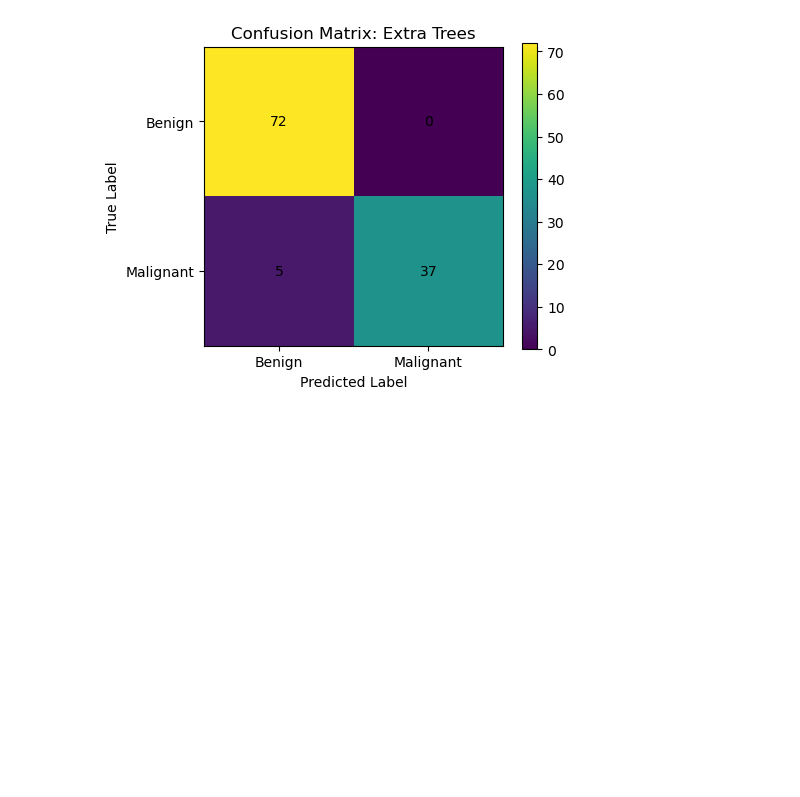
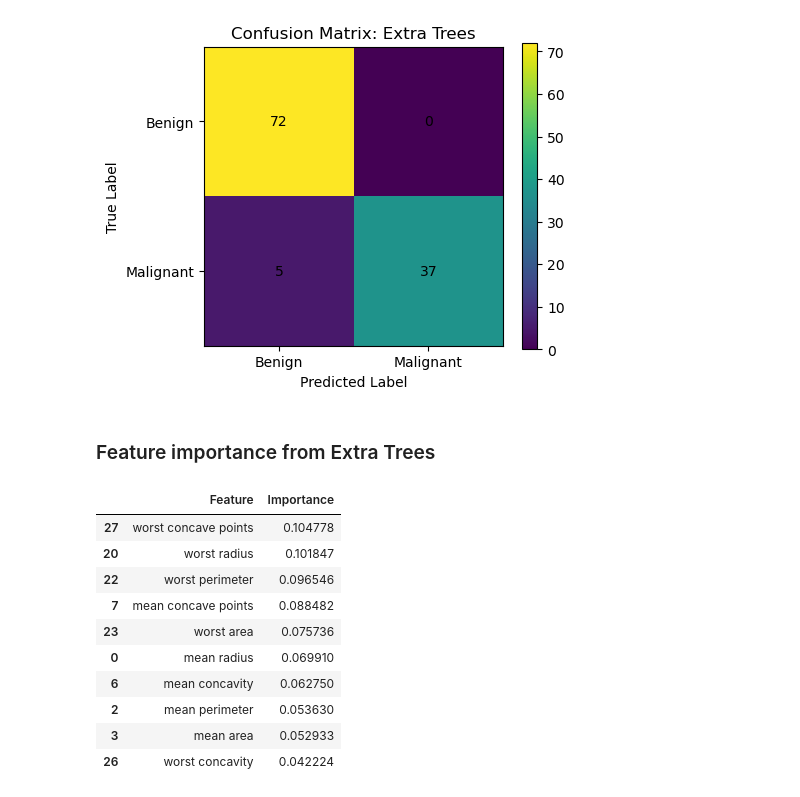
Before and after one commit to profshai/machine-learning-deep-learning, a Jupyter notebook: 01_supervised_ML/03_ensemble/ensemble_learning.ipynb, the cells around one changed output. Cells and saved outputs as stored; diff of their text form; code cells hidden in the pictures; blank space fills up the shorter version.

```diff
--- a/01_supervised_ML/03_ensemble/ensemble_learning.ipynb
+++ b/01_supervised_ML/03_ensemble/ensemble_learning.ipynb
@@ -588,3 +588,29 @@ plt.tight_layout()
 plt.show()
 # %% [output]
 [figure]
+# %% [markdown]
+### Feature importance from Extra Trees
+# %%
+extra_trees_model = models["Extra Trees"]
+
+extra_trees_importance = pd.DataFrame({
+    "Feature": X_train.columns,
+    "Importance": extra_trees_model.feature_importances_
+}).sort_values(
+    by="Importance",
+    ascending=False
+)
+
+extra_trees_importance.head(10)
+# %% [output]
+|  | Feature | Importance |
+| 27 | worst concave points | 0.104778 |
+| 20 | worst radius | 0.101847 |
+| 22 | worst perimeter | 0.096546 |
+| 7 | mean concave points | 0.088482 |
+| 23 | worst area | 0.075736 |
+| 0 | mean radius | 0.069910 |
+| 6 | mean concavity | 0.062750 |
+| 2 | mean perimeter | 0.053630 |
+| 3 | mean area | 0.052933 |
+| 26 | worst concavity | 0.042224 |
```
Also changed, not shown: parts of 2 cells of this notebook.
